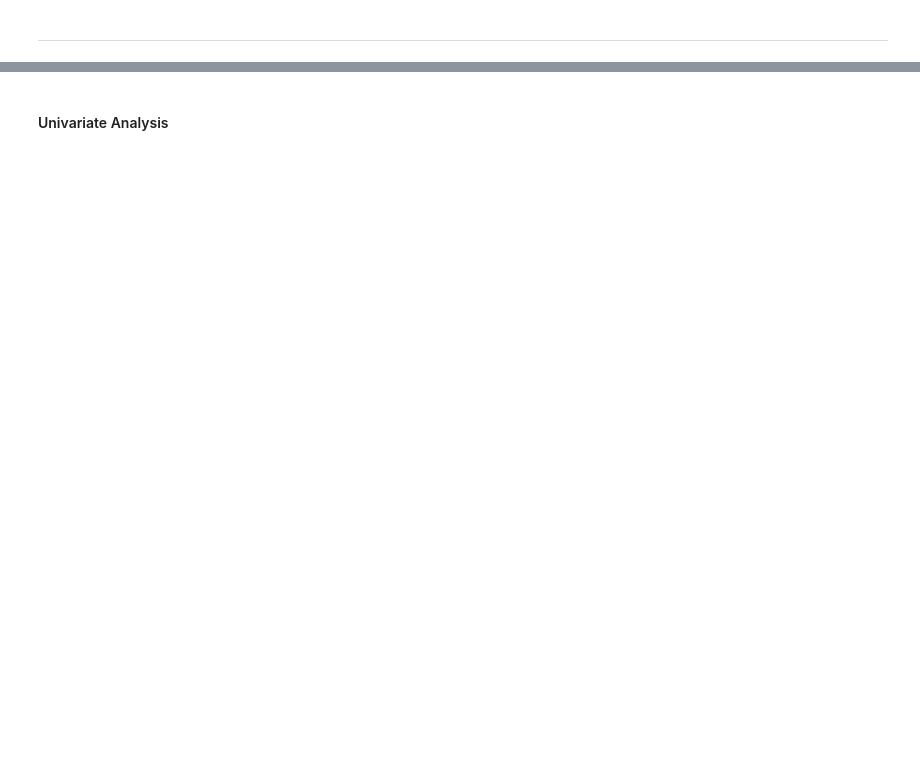
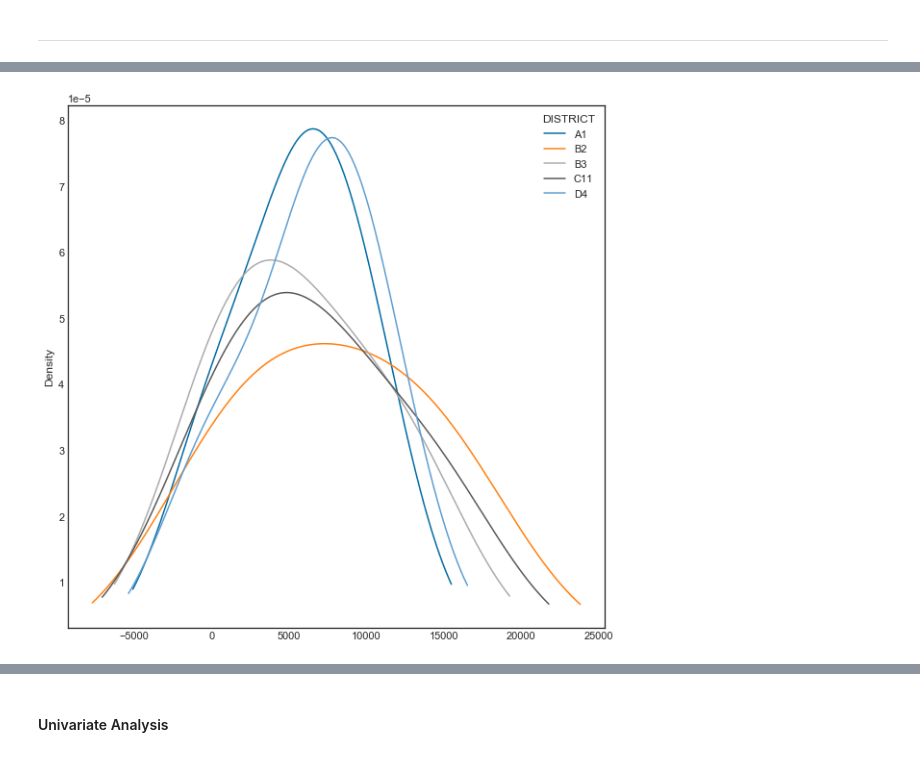
Before and after one commit to Kiddxtrizz/Boston_Crime_Analyis, a Jupyter notebook: Capstone_assignment.ipynb, the cells around one changed output, grey strips where cells are left out. Saved outputs shown, nothing was run; the diff lists cells and outputs as text; code cells hidden in the pictures; blank space fills up the shorter version.

Commit message:
updated visuals and UCR data

```diff
--- a/Capstone_assignment.ipynb
+++ b/Capstone_assignment.ipynb
@@ -225,4 +228,4 @@ data['DISTRICT'].unique()
 # %%
-high_crime_locations = data.loc[(data['DISTRICT'] == 'B2') | (data['DISTRICT'] == 'C11') | (data['DISTRICT'] == 'D4') | (data['DISTRICT'] == 'B3') ]
+high_crime_locations = data.loc[(data['DISTRICT'] == 'B2') | (data['DISTRICT'] == 'C11') | (data['DISTRICT'] == 'D4') | (data['DISTRICT'] == 'B3') | (data['DISTRICT'] == 'A1')]
 # %%
 high_crime_locations.info()
@@ -236,3 +297,7 @@ frequnecy_table(high_crime_locations['DISTRICT'])
+# %%
+pd.crosstab(high_crime_locations['UCR_PART'], high_crime_locations['DISTRICT']).plot(kind='kde', figsize=(10,10));
+# %% [output]
+[figure, added]
 # %%
 # Store table results into new object for futher exploration
 offense_tab = pd.crosstab(high_crime_locations['OFFENSE_DESCRIPTION'], high_crime_locations['DISTRICT'])
```
Also changed, not shown: parts of 18 cells of this notebook.
